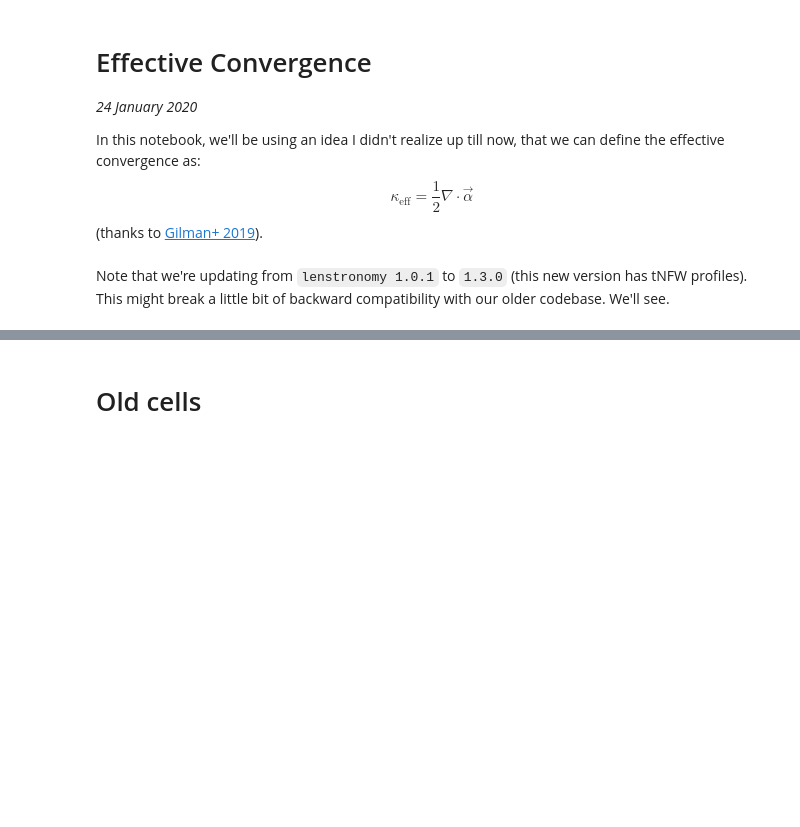
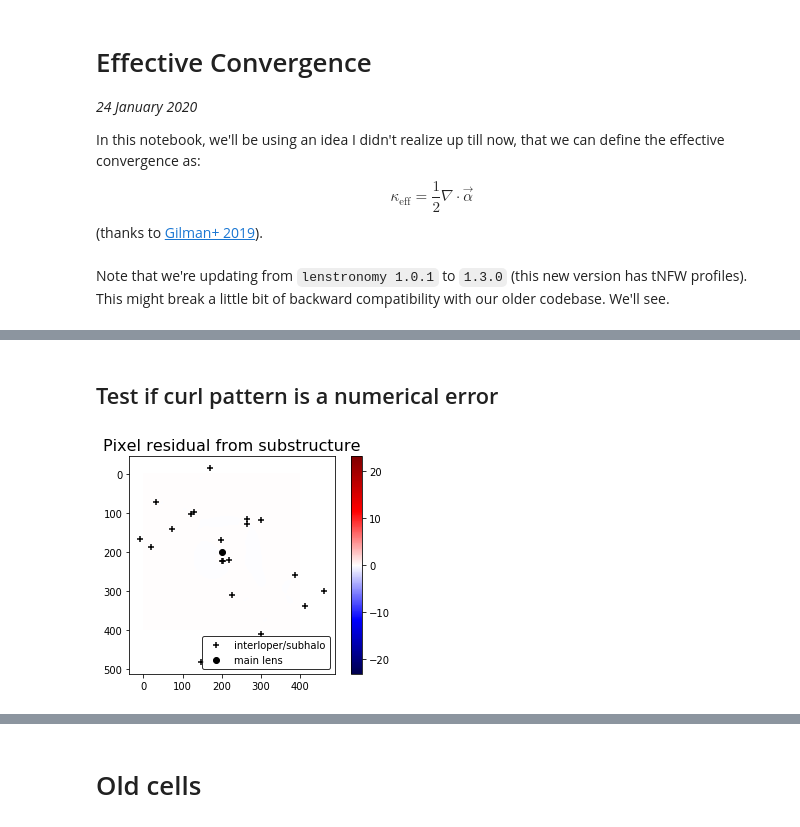
Before and after one commit to acagansengul/interlopers, a Jupyter notebook: effective_convergence.ipynb, the cells around one changed output, grey strips where cells are left out. Saved outputs shown, nothing was run; the diff lists cells and outputs as text; code cells hidden in the pictures; blank space fills up the shorter version.

```diff
--- a/effective_convergence.ipynb
+++ b/effective_convergence.ipynb
@@ -133,0 +140,29 @@ plt.show()
+# %% [markdown]
+## Test if curl pattern is a numerical error
+# %%
+blankimg2 = CustomImage([],[],[], zl=zl, pixsize=0.1, pixnum=400)
+
+myimg2 = CustomImage(xs, ys, redshifts, zl=zl, m=1e7, pixsize=0.1, pixnum=400)
+
+vmin = np.min(myimg2.image - blankimg2.image)
+vmax = np.max(myimg2.image - blankimg2.image)
+vmin = min(vmin, -vmax)
+vmax = max(vmax, -vmin)
+
+plt.imshow(myimg2.image - blankimg2.image, vmin=vmin, vmax=vmax, cmap='seismic')
+plt.colorbar()
+plt.scatter([myimg2.x_to_pix(x,z) for x,z in zip(xs, redshifts)],
+            [myimg2.x_to_pix(y,z) for y,z in zip(ys, redshifts)], color='black', marker='+', label='interloper/subhalo')
+plt.scatter([myimg2.x_to_pix(0)], [myimg2.x_to_pix(0)], color='black', label='main lens')
+
+leg = plt.legend()
+#leg.get_frame().set_linewidth(3)
+leg.get_frame().set_edgecolor('k')
+
+plt.title('Pixel residual from substructure', size=16)
+
+#plt.savefig('imgs/jan26_sample_residuals.pdf')
+
+plt.show()
+# %% [output]
+[figure, added]
```
Also changed, not shown: parts of 16 cells of this notebook, 3 other files.
